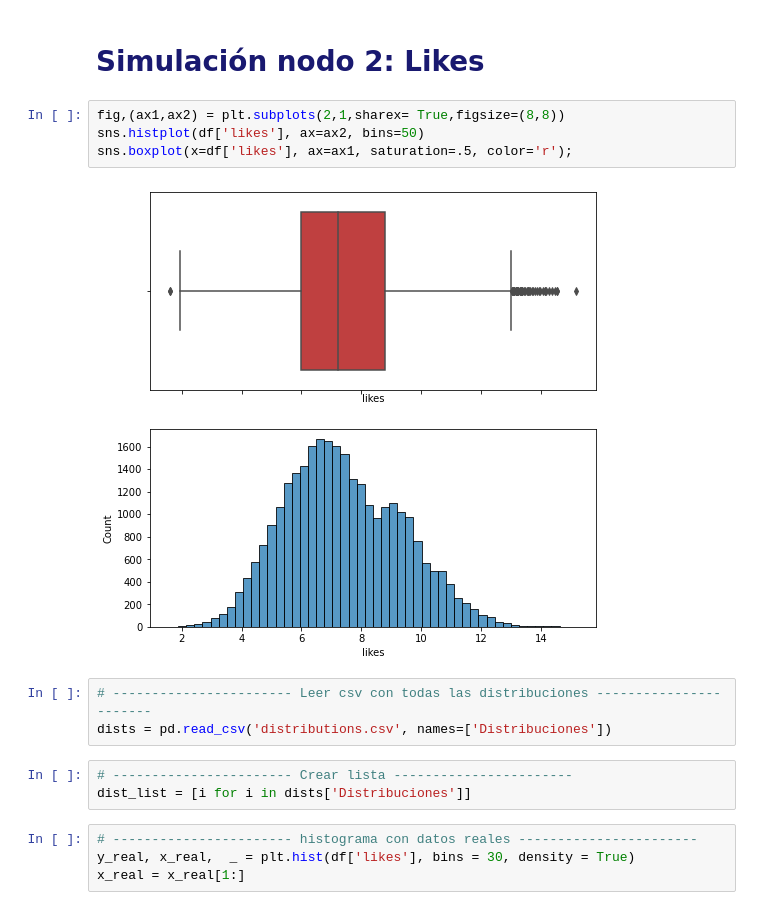
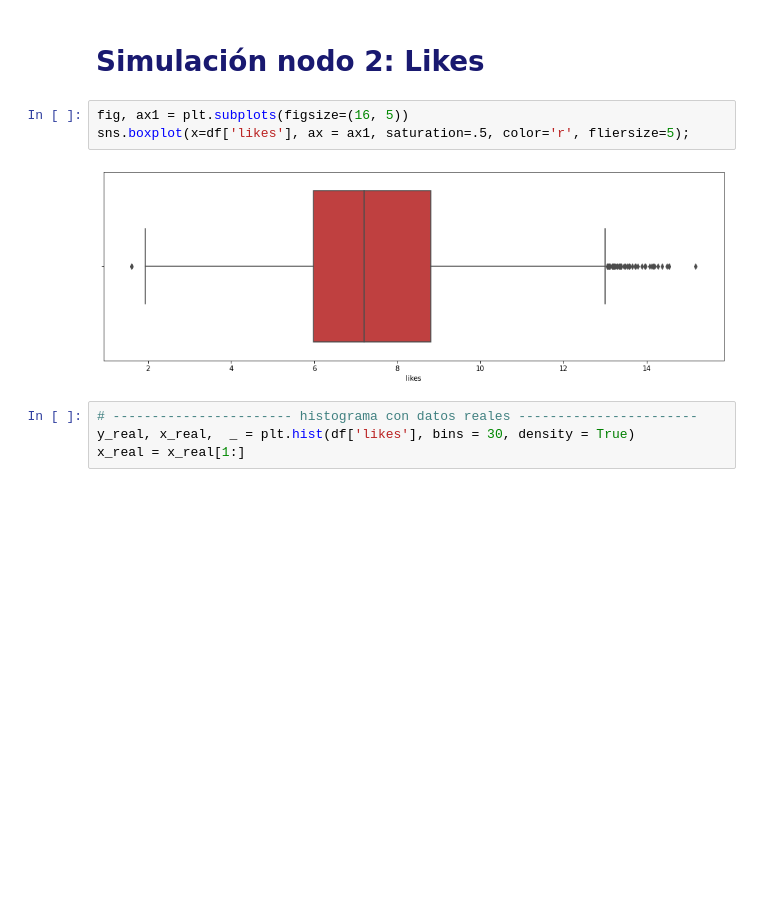
Before and after one commit to AndresHdzJmz/Tests_Proyecto-SPF, a Jupyter notebook: R_Test.ipynb, the cells around one changed output. Cells and saved outputs as stored; diff of their text form; blank space fills up the shorter version.

```diff
--- a/R_Test.ipynb
+++ b/R_Test.ipynb
@@ -245,17 +245,10 @@ Package Versions:
 # %% [markdown]
 # <font color='midnightblue'> Simulación nodo 2: Likes
 # %%
-fig,(ax1,ax2) = plt.subplots(2,1,sharex= True,figsize=(8,8))
-sns.histplot(df['likes'], ax=ax2, bins=50)
-sns.boxplot(x=df['likes'], ax=ax1, saturation=.5, color='r');
+fig, ax1 = plt.subplots(figsize=(16, 5))
+sns.boxplot(x=df['likes'], ax = ax1, saturation=.5, color='r', fliersize=5);
 # %% [output]
-[figure, old version]
+[figure, new version]
-# %%
-# ----------------------- Leer csv con todas las distribuciones -----------------------
-dists = pd.read_csv('distributions.csv', names=['Distribuciones'])
-# %%
-# ----------------------- Crear lista -----------------------
-dist_list = [i for i in dists['Distribuciones']]
 # %%
 # ----------------------- histograma con datos reales -----------------------
 y_real, x_real,  _ = plt.hist(df['likes'], bins = 30, density = True)
```
Also changed, not shown: parts of 8 cells of this notebook.
